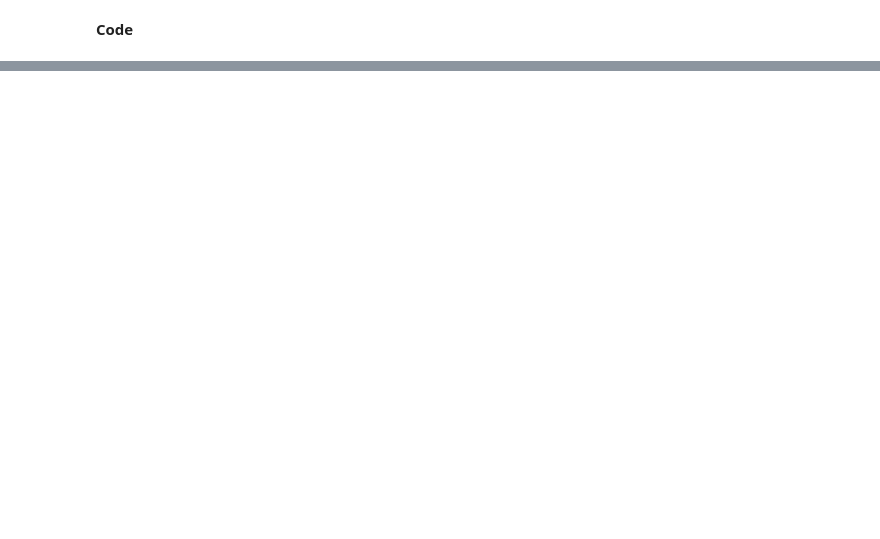
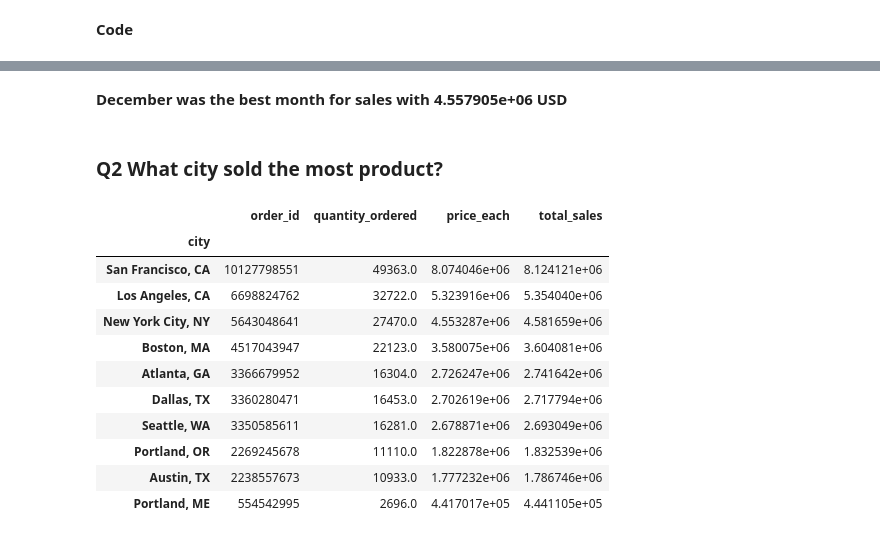
Before and after one commit to kfrawee/SalesAnalysis, a Jupyter notebook: SalesAnalysis.ipynb, the cells around one changed output, grey strips where cells are left out. Saved outputs shown, nothing was run; the diff lists cells and outputs as text; code cells hidden in the pictures; blank space fills up the shorter version.

```diff
--- a/SalesAnalysis.ipynb
+++ b/SalesAnalysis.ipynb
@@ -320,0 +497,19 @@ df_all[total_price] =
+# %% [markdown]
+**December was the best month for sales with 4.557905e+06 USD**
+# %% [markdown]
+### Q2 What city sold the most product?
+# %%
+df.groupby('city').sum().sort_values('total_sales', ascending=False)
+# %% [output]
+|  | order_id | quantity_ordered | price_each | total_sales |
+| city |  |  |  |  |
+| San Francisco, CA | 10127798551 | 49363.0 | 8.074046e+06 | 8.124121e+06 |
+| Los Angeles, CA | 6698824762 | 32722.0 | 5.323916e+06 | 5.354040e+06 |
+| New York City, NY | 5643048641 | 27470.0 | 4.553287e+06 | 4.581659e+06 |
+| Boston, MA | 4517043947 | 22123.0 | 3.580075e+06 | 3.604081e+06 |
+| Atlanta, GA | 3366679952 | 16304.0 | 2.726247e+06 | 2.741642e+06 |
+| Dallas, TX | 3360280471 | 16453.0 | 2.702619e+06 | 2.717794e+06 |
+| Seattle, WA | 3350585611 | 16281.0 | 2.678871e+06 | 2.693049e+06 |
+| Portland, OR | 2269245678 | 11110.0 | 1.822878e+06 | 1.832539e+06 |
+| Austin, TX | 2238557673 | 10933.0 | 1.777232e+06 | 1.786746e+06 |
+| Portland, ME | 554542995 | 2696.0 | 4.417017e+05 | 4.441105e+05 |
```
Also changed, not shown: parts of 64 cells of this notebook, 3 other files.
